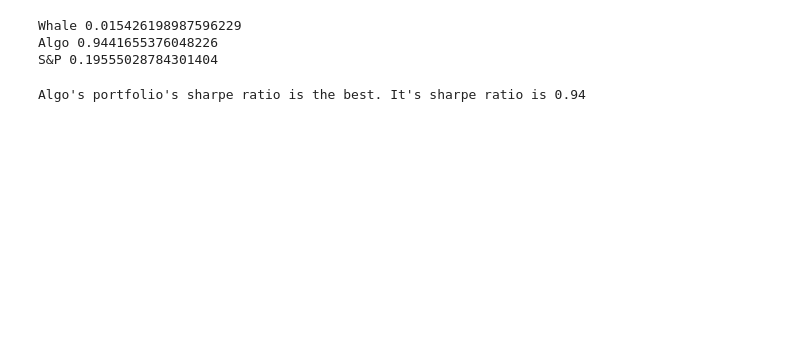
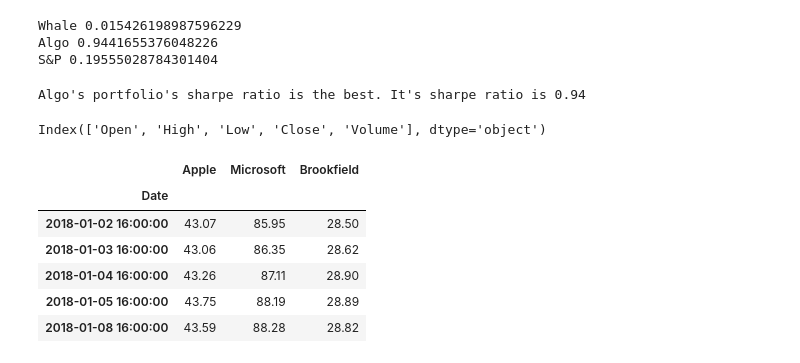
Before and after one commit to keitoronto/Module_4_Challenge, a Jupyter notebook: main.ipynb, the cells around one changed output. Cells and saved outputs as stored; diff of their text form; code cells hidden in the pictures; blank space fills up the shorter version.

```diff
--- a/main.ipynb
+++ b/main.ipynb
@@ -576,0 +616,31 @@ Algo's portfolio's sharpe ratio is the best. It's sharpe ratio is 0.94
+# %%
+apple_df.columns
+# %% [output]
+Index(['Open', 'High', 'Low', 'Close', 'Volume'], dtype='object')
+# %%
+# Keep only Close column for each data
+apple_daily_return = apple_df.drop(columns=["Open","High","Low","Volume"])
+microsoft_daily_return = microsoft_df.drop(columns=["Open","High","Low","Volume"])
+brookfield_daily_return = brookfield_df.drop(columns=["Open","High","Low","Volume"])
+
+#apple_daily_return = apple_df[["Close"]]
+#microsoft_daily_return = microsoft_df[["Close"]]
+#brookfield_daily_return = brookfield_df[["Close"]]
+
+# Rename column name
+apple_daily_return = apple_daily_return.rename(columns={"Close": "Apple"})
+microsoft_daily_return = microsoft_daily_return.rename(columns={"Close": "Microsoft"})
+brookfield_daily_return = brookfield_daily_return.rename(columns={"Close": "Brookfield"})
+# %%
+# Combine these 3 DataFrame into one DataFrame
+my_daily_return = pd.concat([apple_daily_return,microsoft_daily_return,brookfield_daily_return], axis="columns", join="inner")
+#my_daily_return = my_daily_return.resample("M")
+my_daily_return.head()
+# %% [output]
+|  | Apple | Microsoft | Brookfield |
+| Date |  |  |  |
+| 2018-01-02 16:00:00 | 43.07 | 85.95 | 28.50 |
+| 2018-01-03 16:00:00 | 43.06 | 86.35 | 28.62 |
+| 2018-01-04 16:00:00 | 43.26 | 87.11 | 28.90 |
+| 2018-01-05 16:00:00 | 43.75 | 88.19 | 28.89 |
+| 2018-01-08 16:00:00 | 43.59 | 88.28 | 28.82 |
```
Also changed, not shown: parts of 12 cells of this notebook, 3 other files.
